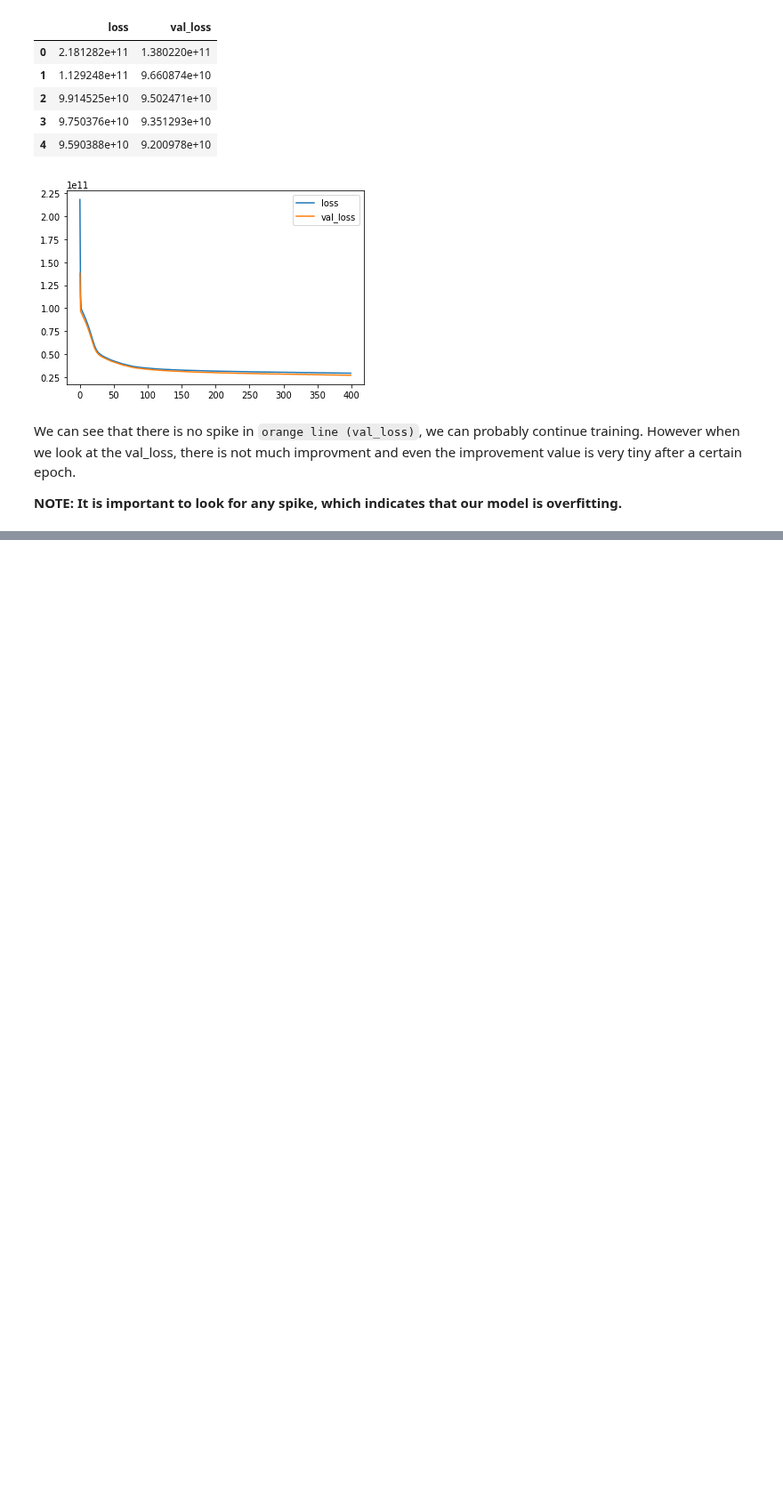
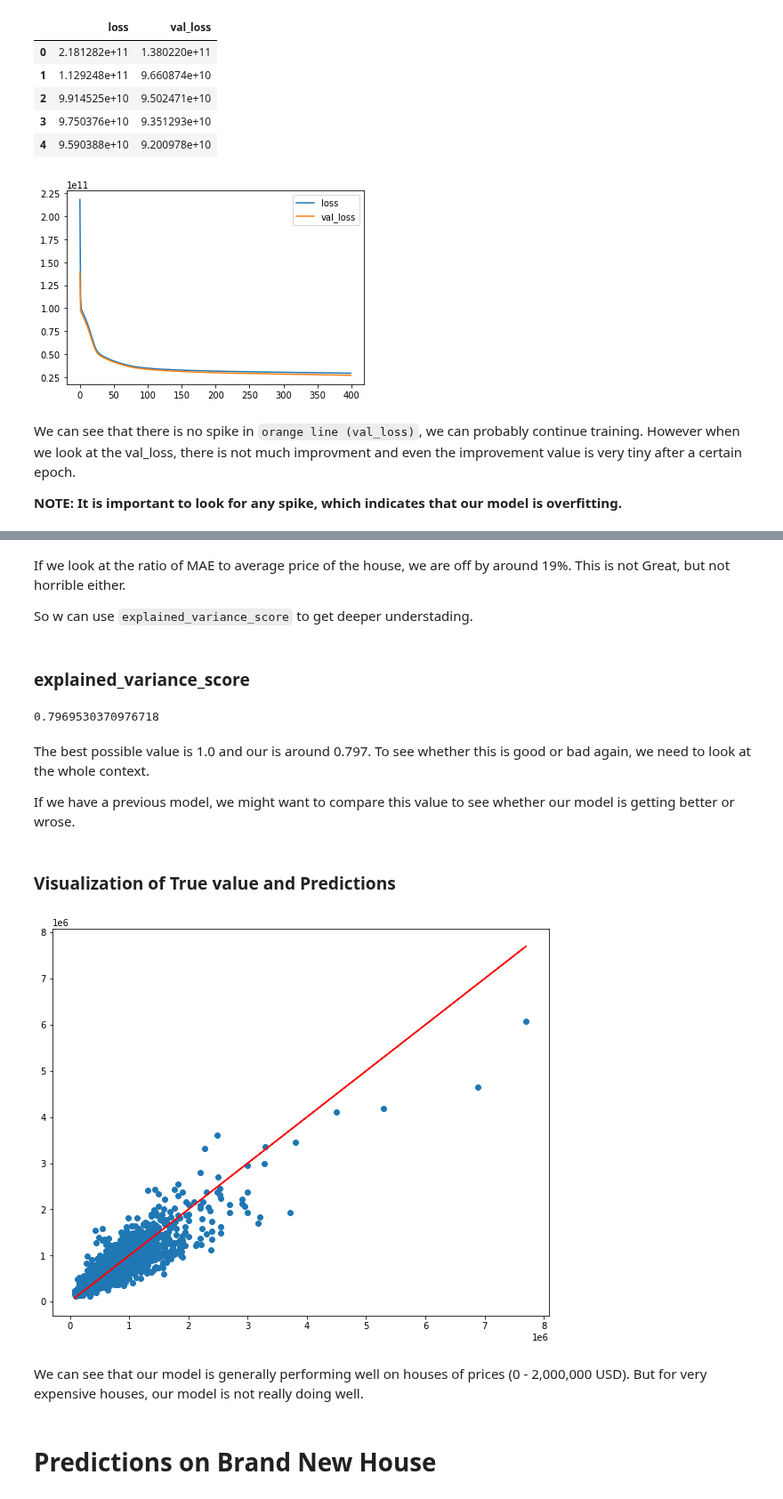
Before and after one commit to ptyadana/Data-Science-and-Machine-Learning-Projects-Dojo, a Jupyter notebook: Data Science and Machine Learning Bootcamp - JP/21. Neural Nets and Deep Learning/02_Tensorflow_Regression_Housing_Price_Prediction.ipynb, the cells around one changed output, grey strips where cells are left out. Shown at 89% size. Saved outputs shown, nothing was run; the diff lists cells and outputs as text; code cells hidden in the pictures; blank space fills up the shorter version.

Commit message:
model prediction, evaluation and prediction on new house - completed
Former-commit-id: 626df8e5156457c6426d47329faffa1c71dfcce5

```diff
--- a/Data Science and Machine Learning Bootcamp - JP/21. Neural Nets and Deep Learning/02_Tensorflow_Regression_Housing_Price_Prediction.ipynb
+++ b/Data Science and Machine Learning Bootcamp - JP/21. Neural Nets and Deep Learning/02_Tensorflow_Regression_Housing_Price_Prediction.ipynb
@@ -546,0 +555,2 @@ We can see that there is no spike in `orange line (val_loss)`, we can probably c
+# %%
+predictions = model.predict(X_test)
@@ -546,0 +595,26 @@ We can see that there is no spike in `orange line (val_loss)`, we can probably c
+# %% [markdown]
+If we look at the ratio of MAE to average price of the house, we are off by around 19%. This is not Great, but not horrible either.
+
+So w can use `explained_variance_score` to get deeper understading.
+# %% [markdown]
+### explained_variance_score
+# %%
+explained_variance_score(y_test, predictions)
+# %% [output]
+0.7969530370976718
+# %% [markdown]
+The best possible value is 1.0 and our is around 0.797. To see whether this is good or bad again, we need to look at the whole context.
+
+If we have a previous model, we might want to compare this value to see whether our model is getting better or wrose.
+# %% [markdown]
+### Visualization of True value and Predictions
+# %%
+plt.figure(figsize=(10,8))
+plt.scatter(y_test, predictions);
+plt.plot(y_test, y_test, color='r'); #perfect line
+# %% [output]
+[figure, added]
+# %% [markdown]
+We can see that our model is generally performing well on houses of prices (0 - 2,000,000 USD). But for very expensive houses, our model is not really doing well.
+# %% [markdown]
+# Predictions on Brand New House
```
Also changed, not shown: parts of 19 cells of this notebook.
